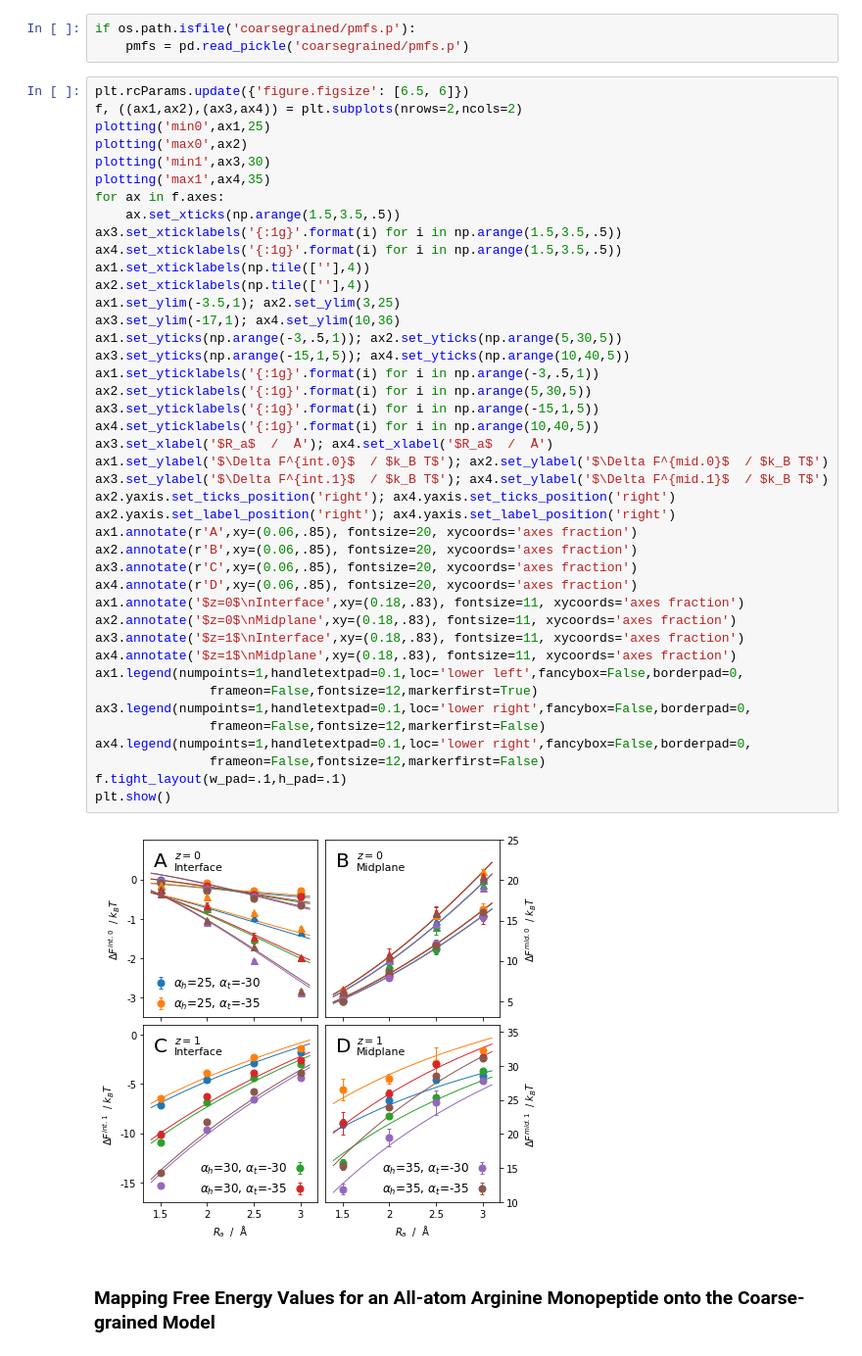
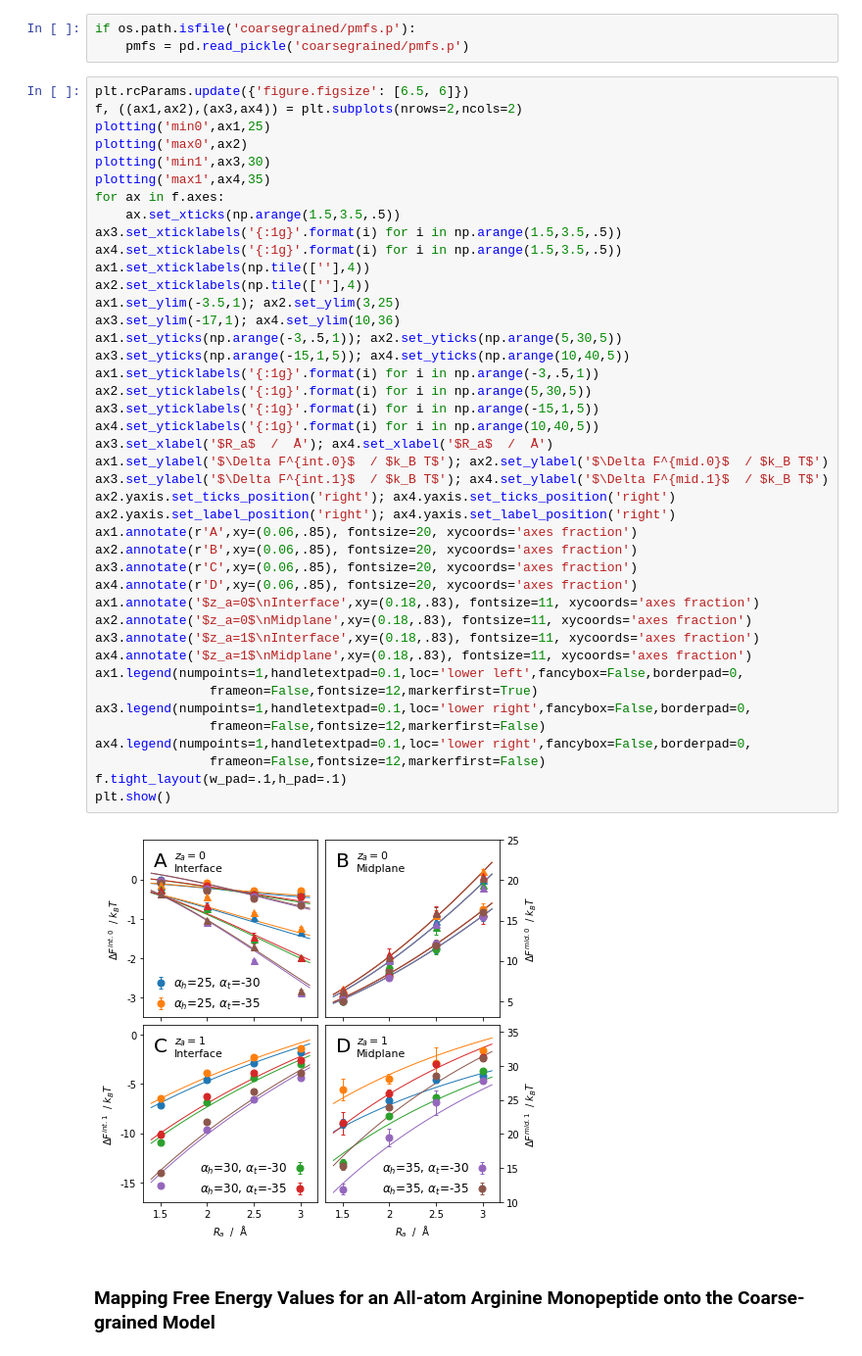
Before and after one commit to gitesei/SI-peptidebilayer, a Jupyter notebook: Map.ipynb, the cells around one changed output. Shown at 98% size. Saved outputs shown, nothing was run; the diff lists cells and outputs as text.

```diff
--- a/Map.ipynb
+++ b/Map.ipynb
@@ -98,38 +96,38 @@ for ax in f.axes:
 ax3.set_xticklabels('{:1g}'.format(i) for i in np.arange(1.5,3.5,.5))
 ax4.set_xticklabels('{:1g}'.format(i) for i in np.arange(1.5,3.5,.5))
 ax1.set_xticklabels(np.tile([''],4))
 ax2.set_xticklabels(np.tile([''],4))
 ax1.set_ylim(-3.5,1); ax2.set_ylim(3,25)
 ax3.set_ylim(-17,1); ax4.set_ylim(10,36)
 ax1.set_yticks(np.arange(-3,.5,1)); ax2.set_yticks(np.arange(5,30,5))
 ax3.set_yticks(np.arange(-15,1,5)); ax4.set_yticks(np.arange(10,40,5))
 ax1.set_yticklabels('{:1g}'.format(i) for i in np.arange(-3,.5,1))
 ax2.set_yticklabels('{:1g}'.format(i) for i in np.arange(5,30,5))
 ax3.set_yticklabels('{:1g}'.format(i) for i in np.arange(-15,1,5))
 ax4.set_yticklabels('{:1g}'.format(i) for i in np.arange(10,40,5))
 ax3.set_xlabel('$R_a$  /  Å'); ax4.set_xlabel('$R_a$  /  Å')
 ax1.set_ylabel('$\Delta F^{int.0}$  / $k_B T$'); ax2.set_ylabel('$\Delta F^{mid.0}$  / $k_B T$')
 ax3.set_ylabel('$\Delta F^{int.1}$  / $k_B T$'); ax4.set_ylabel('$\Delta F^{mid.1}$  / $k_B T$')
 ax2.yaxis.set_ticks_position('right'); ax4.yaxis.set_ticks_position('right')
 ax2.yaxis.set_label_position('right'); ax4.yaxis.set_label_position('right')
 ax1.annotate(r'A',xy=(0.06,.85), fontsize=20, xycoords='axes fraction')
 ax2.annotate(r'B',xy=(0.06,.85), fontsize=20, xycoords='axes fraction')
 ax3.annotate(r'C',xy=(0.06,.85), fontsize=20, xycoords='axes fraction')
 ax4.annotate(r'D',xy=(0.06,.85), fontsize=20, xycoords='axes fraction')
-ax1.annotate('$z=0$\nInterface',xy=(0.18,.83), fontsize=11, xycoords='axes fraction')
-ax2.annotate('$z=0$\nMidplane',xy=(0.18,.83), fontsize=11, xycoords='axes fraction')
-ax3.annotate('$z=1$\nInterface',xy=(0.18,.83), fontsize=11, xycoords='axes fraction')
-ax4.annotate('$z=1$\nMidplane',xy=(0.18,.83), fontsize=11, xycoords='axes fraction')
+ax1.annotate('$z_a=0$\nInterface',xy=(0.18,.83), fontsize=11, xycoords='axes fraction')
+ax2.annotate('$z_a=0$\nMidplane',xy=(0.18,.83), fontsize=11, xycoords='axes fraction')
+ax3.annotate('$z_a=1$\nInterface',xy=(0.18,.83), fontsize=11, xycoords='axes fraction')
+ax4.annotate('$z_a=1$\nMidplane',xy=(0.18,.83), fontsize=11, xycoords='axes fraction')
 ax1.legend(numpoints=1,handletextpad=0.1,loc='lower left',fancybox=False,borderpad=0,
                frameon=False,fontsize=12,markerfirst=True)
 ax3.legend(numpoints=1,handletextpad=0.1,loc='lower right',fancybox=False,borderpad=0,
                frameon=False,fontsize=12,markerfirst=False)
 ax4.legend(numpoints=1,handletextpad=0.1,loc='lower right',fancybox=False,borderpad=0,
                frameon=False,fontsize=12,markerfirst=False)
 f.tight_layout(w_pad=.1,h_pad=.1)
 plt.show()
 # %% [output]
-[figure, old version]
+[figure, new version]
 # %% [markdown]
 ### Mapping Free Energy Values for an All-atom Arginine Monopeptide onto the Coarse-grained Model
 # %%
```
Also changed, not shown: parts of 4 cells of this notebook, 4 other files.
